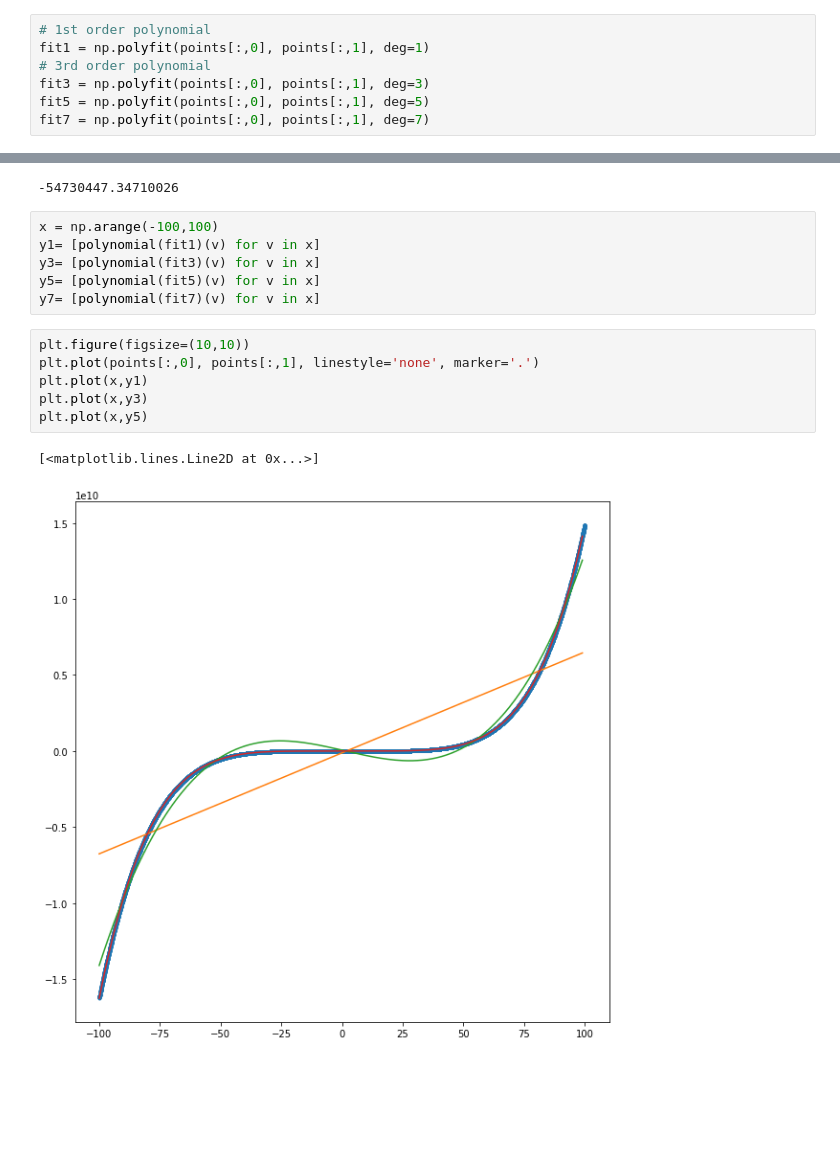
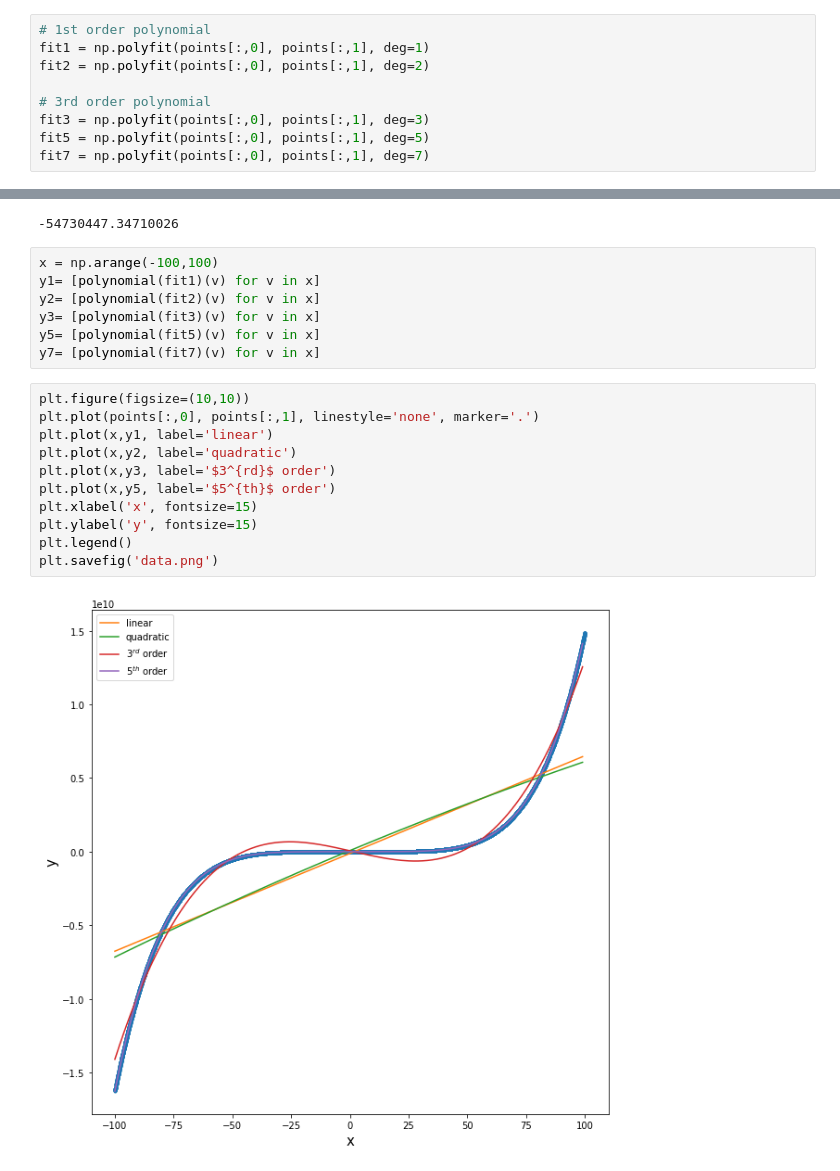
Before and after one commit to mknorps/QuantumLab, a Jupyter notebook: src/EDA.ipynb, the cells around one changed output, grey strips where cells are left out. Drawn from its saved outputs; the diff is of its cells as text; blank space fills up the shorter version.

```diff
--- a/src/EDA.ipynb
+++ b/src/EDA.ipynb
@@ -37,6 +37,8 @@ plt.plot(points[:,0], points[:,1], linestyle='none', marker='.')
 # %%
 # 1st order polynomial
 fit1 = np.polyfit(points[:,0], points[:,1], deg=1)
+fit2 = np.polyfit(points[:,0], points[:,1], deg=2)
+
 # 3rd order polynomial
 fit3 = np.polyfit(points[:,0], points[:,1], deg=3)
 fit5 = np.polyfit(points[:,0], points[:,1], deg=5)
@@ -55,15 +57,20 @@ print(polynomial(fit1)(1))
 # %%
 x = np.arange(-100,100)
 y1= [polynomial(fit1)(v) for v in x]
+y2= [polynomial(fit2)(v) for v in x]
 y3= [polynomial(fit3)(v) for v in x]
 y5= [polynomial(fit5)(v) for v in x]
 y7= [polynomial(fit7)(v) for v in x]
 # %%
 plt.figure(figsize=(10,10))
 plt.plot(points[:,0], points[:,1], linestyle='none', marker='.')
-plt.plot(x,y1)
-plt.plot(x,y3)
-plt.plot(x,y5)
+plt.plot(x,y1, label='linear')
+plt.plot(x,y2, label='quadratic')
+plt.plot(x,y3, label='$3^{rd}$ order')
+plt.plot(x,y5, label='$5^{th}$ order')
+plt.xlabel('x', fontsize=15)
+plt.ylabel('y', fontsize=15)
+plt.legend()
+plt.savefig('data.png')
 # %% [output]
-[<matplotlib.lines.Line2D at 0x...>]
-[figure, old version]
+[figure, new version]
```
Also changed, not shown: 7 other files.
